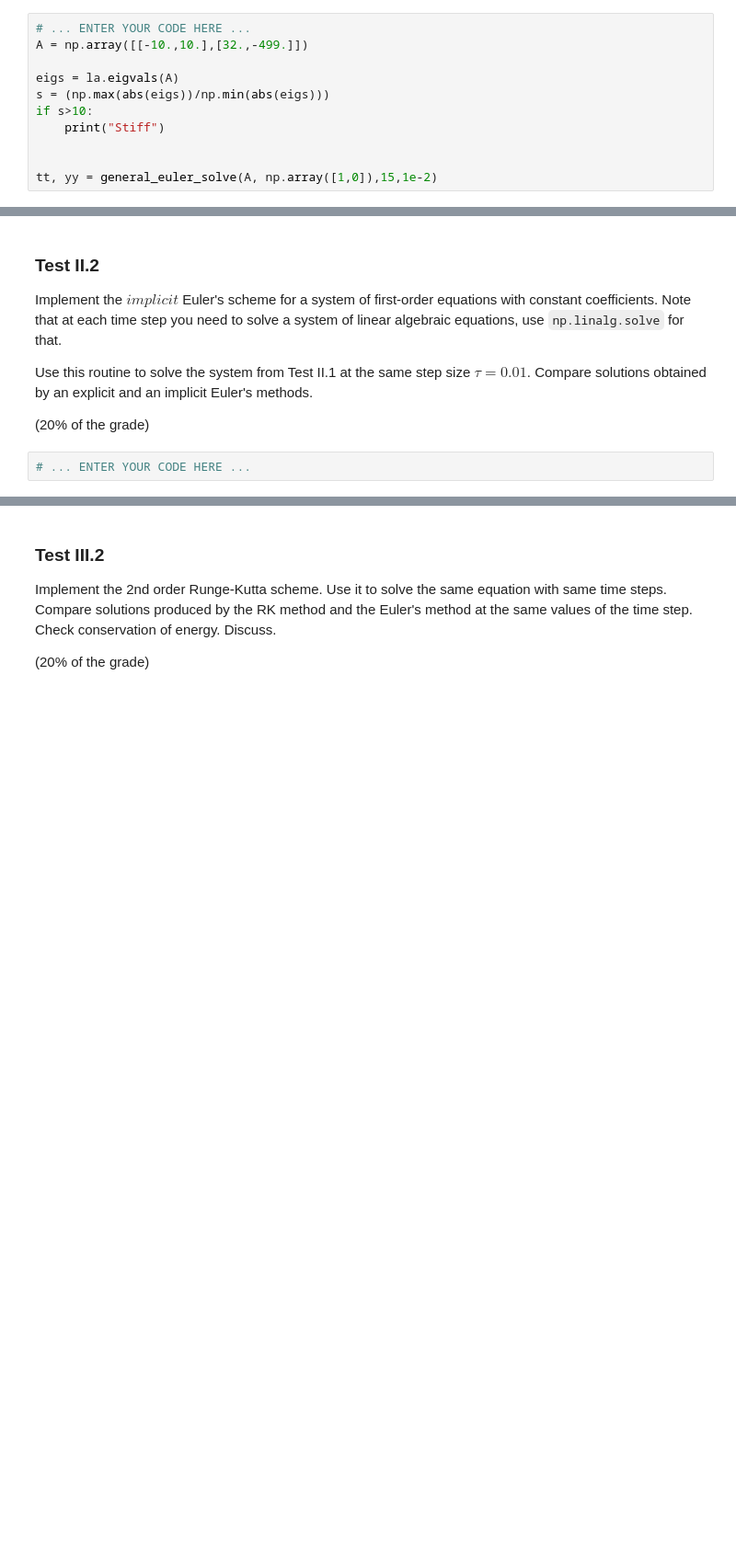
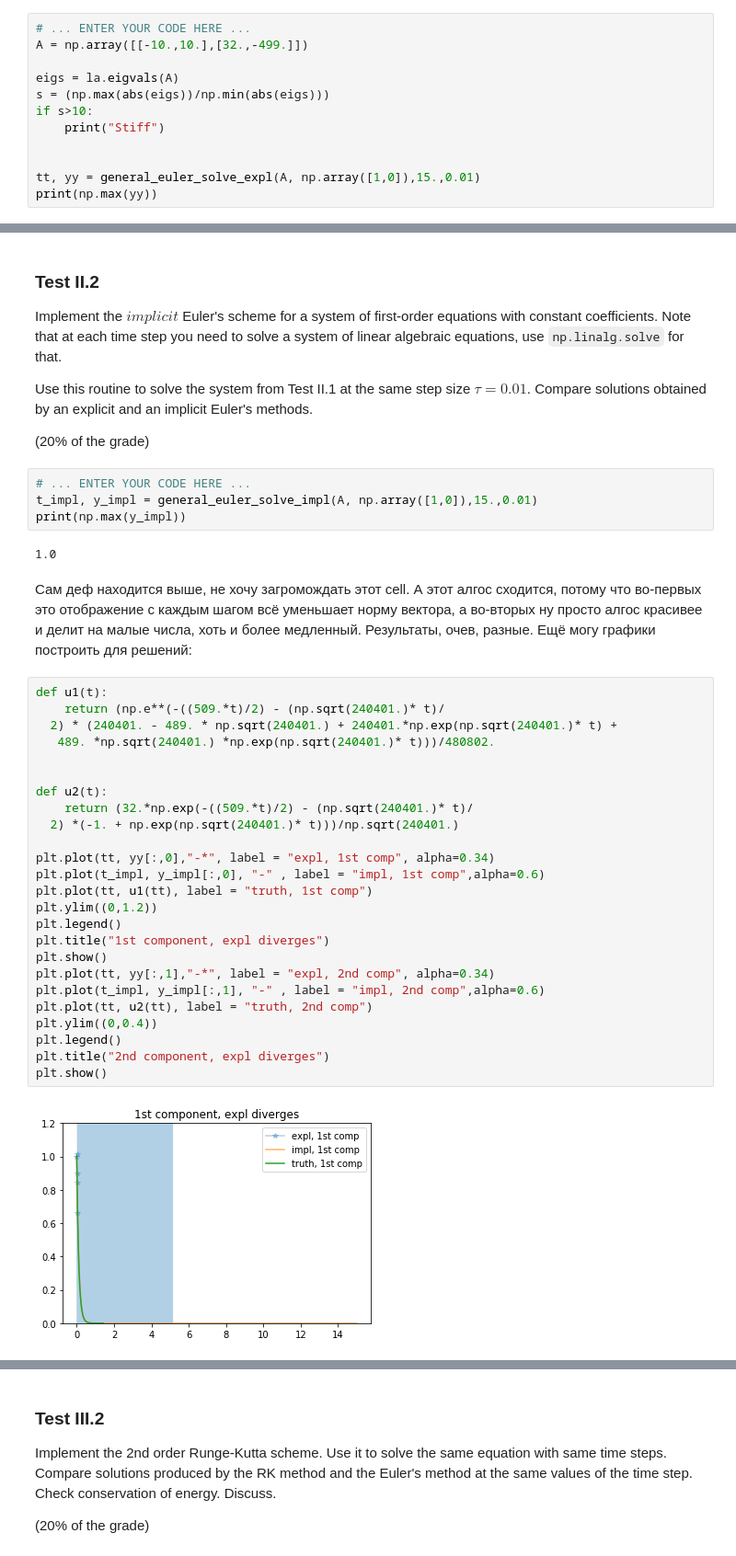
Before and after one commit to arpolkin/CP2020, a Jupyter notebook: week_7_IVP_ODE.ipynb, the cells around one changed output, grey strips where cells are left out. Shown at 92% size. Saved outputs shown, nothing was run; the diff lists cells and outputs as text; blank space fills up the shorter version.

```diff
--- a/week_7_IVP_ODE.ipynb
+++ b/week_7_IVP_ODE.ipynb
@@ -134,6 +157,7 @@ if s>10:
     print("Stiff")
 
 
-tt, yy = general_euler_solve(A, np.array([1,0]),15,1e-2)
+tt, yy = general_euler_solve_expl(A, np.array([1,0]),15.,0.01)
+print(np.max(yy))
 # %% [output]
 Stiff
@@ -145,5 +172,38 @@ Implement the $\textit{implicit}$ Euler's scheme for a system of first-order equ
 Use this routine to solve the system from Test II.1 at the same step size $\tau=0.01$. Compare solutions obtained by an explicit and an implicit Euler's methods.
 
 (20% of the grade)
-# %%
-# ... ENTER YOUR CODE HERE ...
+# %%
+# ... ENTER YOUR CODE HERE ...
+t_impl, y_impl = general_euler_solve_impl(A, np.array([1,0]),15.,0.01)
+print(np.max(y_impl))
+# %% [output]
+1.0
+# %% [markdown]
+Сам деф находится выше, не хочу загромождать этот cell. А этот алгос сходится, потому что во-первых это отображение с каждым шагом всё уменьшает норму вектора, а во-вторых ну просто алгос красивее и делит на малые числа, хоть и более медленный. Результаты, очев, разные. Ещё могу графики построить для решений:
+# %%
+def u1(t):
+    return (np.e**(-((509.*t)/2) - (np.sqrt(240401.)* t)/
+  2) * (240401. - 489. * np.sqrt(240401.) + 240401.*np.exp(np.sqrt(240401.)* t) +
+   489. *np.sqrt(240401.) *np.exp(np.sqrt(240401.)* t)))/480802.
+
+
+def u2(t):
+    return (32.*np.exp(-((509.*t)/2) - (np.sqrt(240401.)* t)/
+  2) *(-1. + np.exp(np.sqrt(240401.)* t)))/np.sqrt(240401.)
+
+plt.plot(tt, yy[:,0],"-*", label = "expl, 1st comp", alpha=0.34)
+plt.plot(t_impl, y_impl[:,0], "-" , label = "impl, 1st comp",alpha=0.6)
+plt.plot(tt, u1(tt), label = "truth, 1st comp")
+plt.ylim((0,1.2))
+plt.legend()
+plt.title("1st component, expl diverges")
+plt.show()
+plt.plot(tt, yy[:,1],"-*", label = "expl, 2nd comp", alpha=0.34)
+plt.plot(t_impl, y_impl[:,1], "-" , label = "impl, 2nd comp",alpha=0.6)
+plt.plot(tt, u2(tt), label = "truth, 2nd comp")
+plt.ylim((0,0.4))
+plt.legend()
+plt.title("2nd component, expl diverges")
+plt.show()
+# %% [output]
+[figure, added]
```
Also changed, not shown: parts of 13 cells of this notebook, 1 other file.
